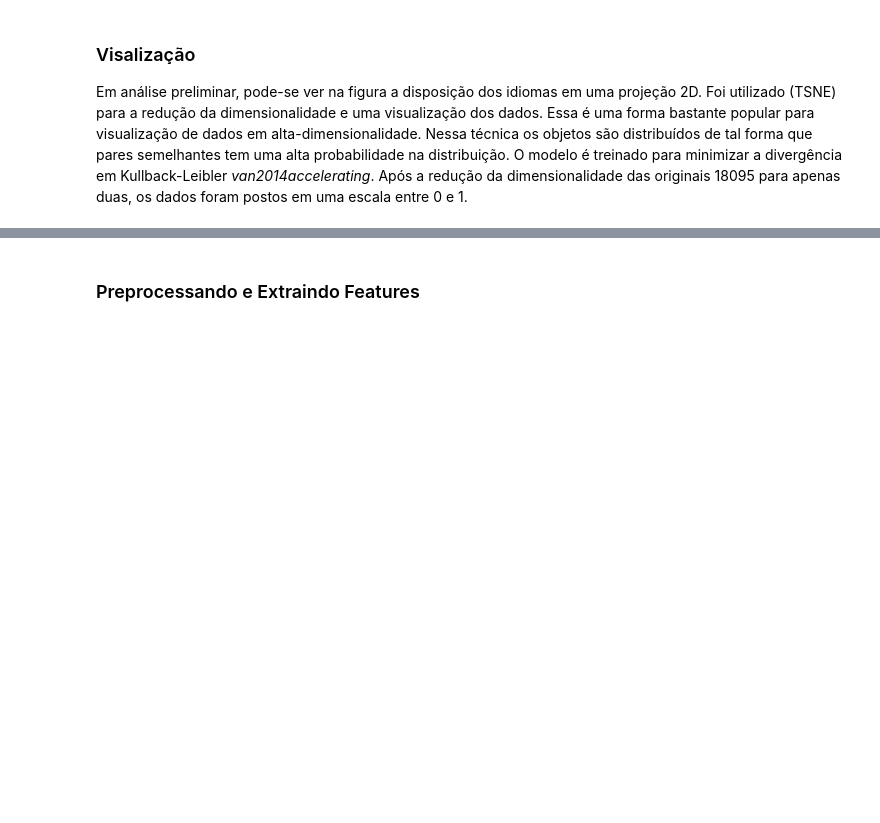
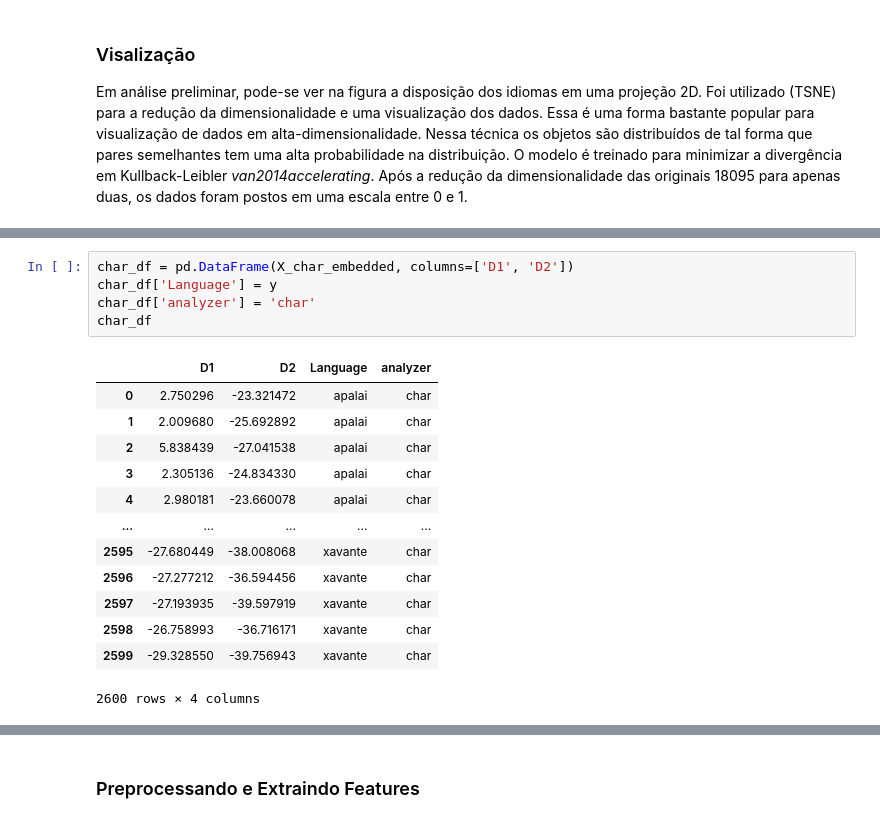
Before and after one commit to Tiagoblima/brazilian-languages-eniac2021, a Jupyter notebook: Supervised_Classification_Benchmark.ipynb, the cells around one changed output, grey strips where cells are left out. Cells and saved outputs as stored; diff of their text form; blank space fills up the shorter version.

```diff
--- a/Supervised_Classification_Benchmark.ipynb
+++ b/Supervised_Classification_Benchmark.ipynb
@@ -98,0 +116,19 @@ Após a redução da dimensionalidade das originais 18095 para apenas duas,  os
+# %%
+char_df = pd.DataFrame(X_char_embedded, columns=['D1', 'D2'])
+char_df['Language'] = y
+char_df['analyzer'] = 'char'
+char_df
+# %% [output]
+|  | D1 | D2 | Language | analyzer |
+| 0 | 2.750296 | -23.321472 | apalai | char |
+| 1 | 2.009680 | -25.692892 | apalai | char |
+| 2 | 5.838439 | -27.041538 | apalai | char |
+| 3 | 2.305136 | -24.834330 | apalai | char |
+| 4 | 2.980181 | -23.660078 | apalai | char |
+| ... | ... | ... | ... | ... |
+| 2595 | -27.680449 | -38.008068 | xavante | char |
+| 2596 | -27.277212 | -36.594456 | xavante | char |
+| 2597 | -27.193935 | -39.597919 | xavante | char |
+| 2598 | -26.758993 | -36.716171 | xavante | char |
+| 2599 | -29.328550 | -39.756943 | xavante | char |
+2600 rows × 4 columns
```
Also changed, not shown: parts of 24 cells of this notebook, 3 other files.
